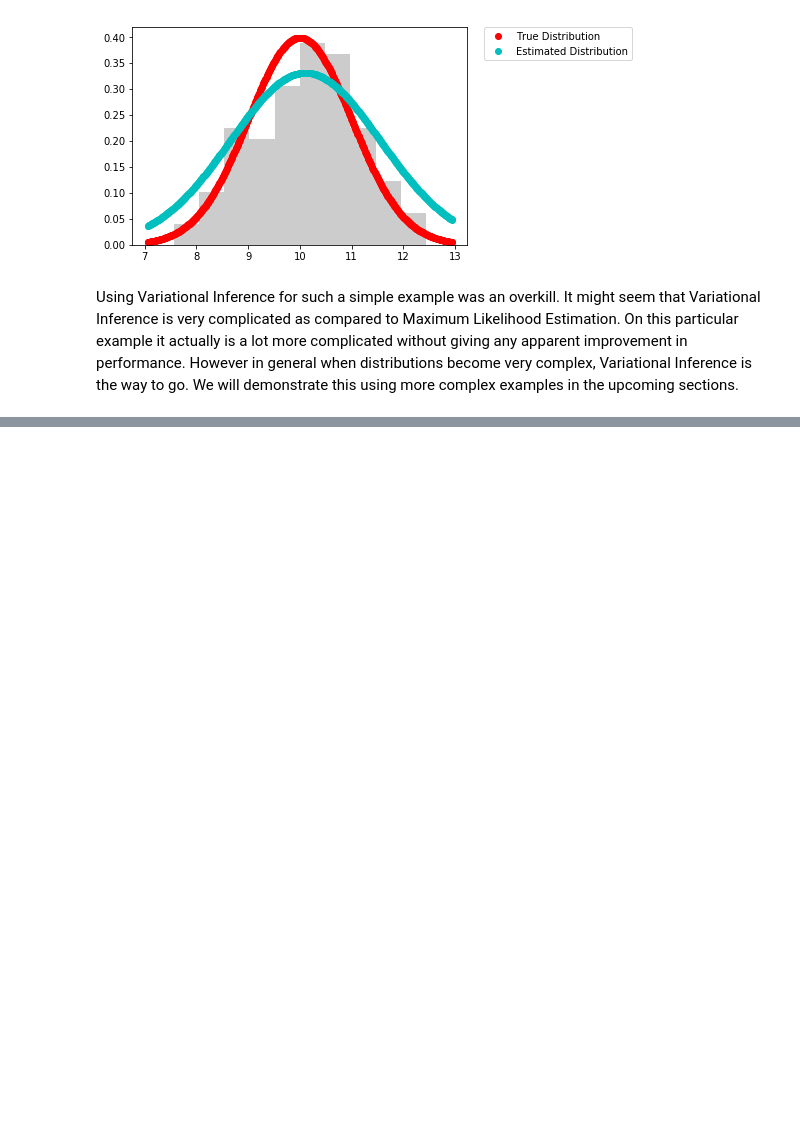
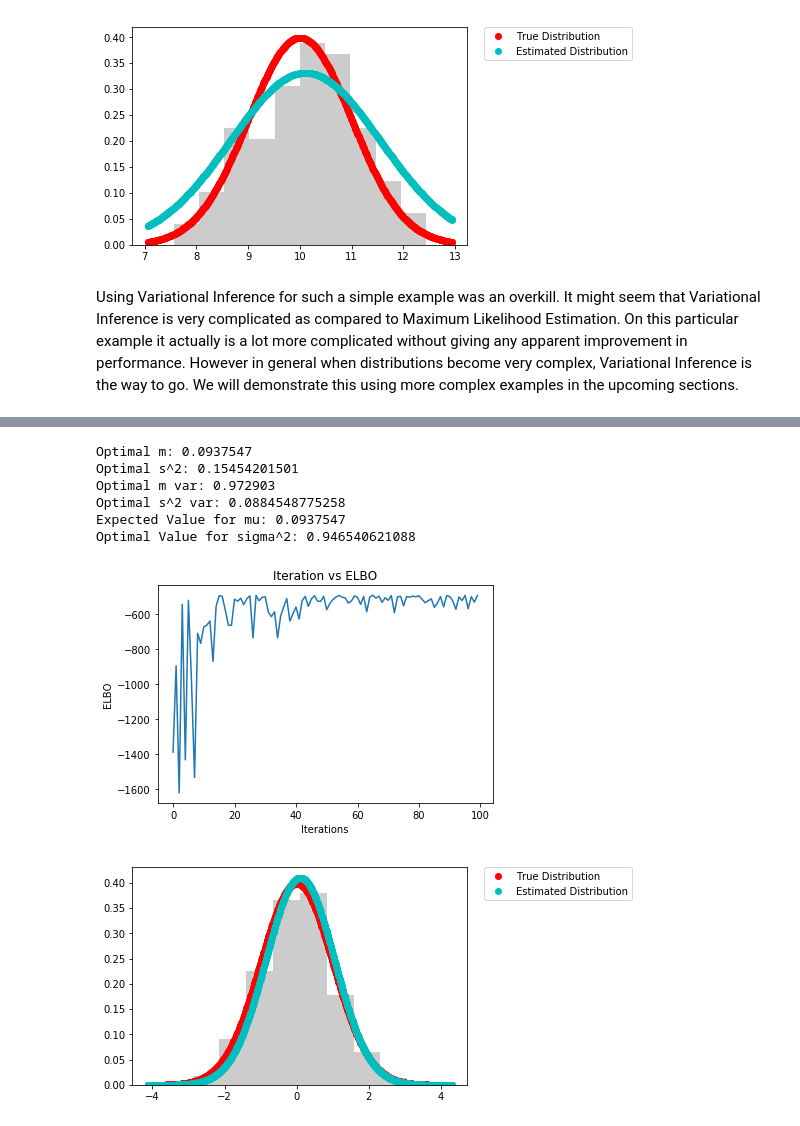
Before and after one commit to sh-gupta/VariationalInference, a Jupyter notebook: Basic Concepts.ipynb, the cells around one changed output, grey strips where cells are left out. Drawn from its saved outputs; the diff is of its cells as text; code cells hidden in the pictures; blank space fills up the shorter version.

Commit message:
Added Intermediate Example 1

```diff
--- a/Basic Concepts.ipynb
+++ b/Basic Concepts.ipynb
@@ -368,0 +376,28 @@ Using Variational Inference for such a simple example was an overkill. It might
+# %%
+# Approximating ELBO using a single sample
+from intermediate_example_1 import *
+
+data_mean = 0.0
+data_variance = 1.0
+num_examples = 1000
+num_iters = 100
+
+# Hyperparameters
+mu_p = 0.0
+sigma_p = 1.0
+mu_var_p = 0.0
+sigma_var_p = 1.0
+learning_rate=1e-2
+K = 1
+
+# Run the demo
+run_intermediate_example_1(num_examples, data_mean, data_variance, mu_p, sigma_p, mu_var_p, sigma_var_p, learning_rate, num_iters, K, num_examples)
+# %% [output]
+Optimal m: 0.0937547
+Optimal s^2: 0.15454201501
+Optimal m var: 0.972903
+Optimal s^2 var: 0.0884548775258
+Expected Value for mu: 0.0937547
+Optimal Value for sigma^2: 0.946540621088
+[figure, added]
+[figure, added]
```
Also changed, not shown: parts of 1 cell of this notebook, 1 other file.
